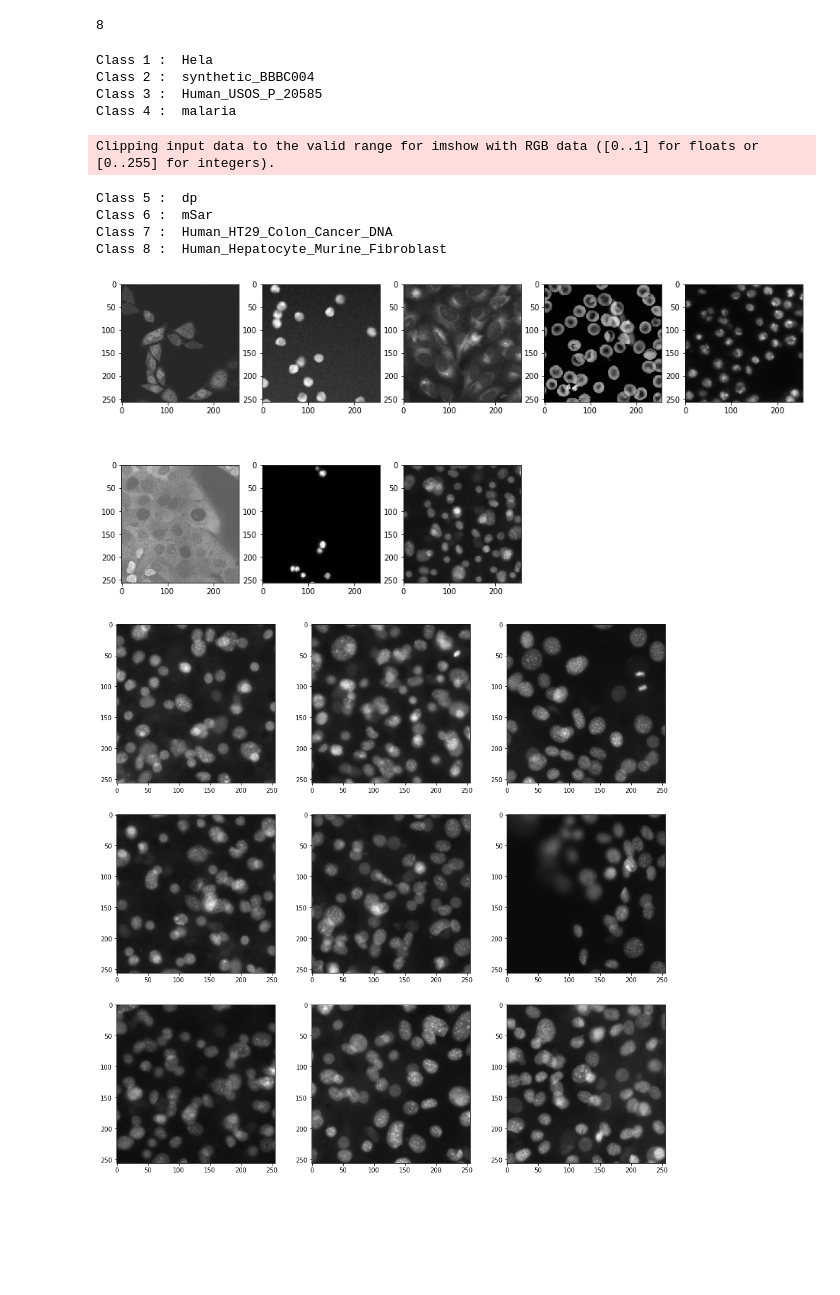
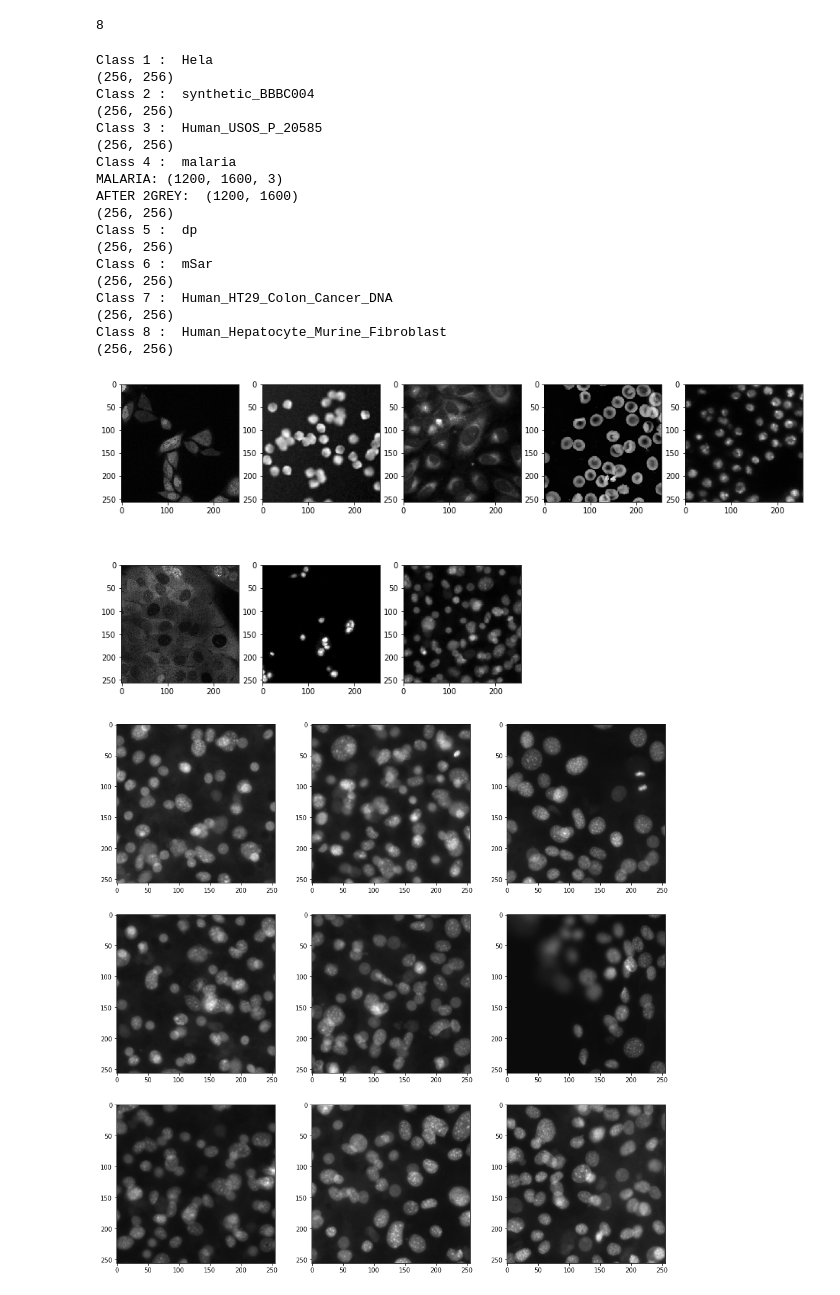
Before and after one commit to AlexanderSlivinskiy/FUNIT, a Jupyter notebook: Imshow.ipynb, the cells around one changed output. Cells and saved outputs as stored; diff of their text form; code cells hidden in the pictures; blank space fills up the shorter version.

Commit message:
added GrayScale-1-Output-Channel-Support

```diff
--- a/Imshow.ipynb
+++ b/Imshow.ipynb
@@ -14,7 +15,9 @@ def load_pic(path):
     pic = imread(path)
     class_name = get_class(path)
     if class_name == "malaria":
+        print("MALARIA:",pic.shape)
         pic = color.rgb2grey(pic)
+        print("AFTER 2GREY: ",pic.shape)
         pic = invert(pic)
     elif class_name == "Human_HT29_colon-cancer" or class_name == "dna":
         #pic = color.rgb2grey(pic)
@@ -33,9 +36,9 @@ def load_pic(path):
         pic = pic.astype('float')
 
 
-    if (len(pic.shape)==2):
-        pic = pic.reshape((pic.shape[0], pic.shape[1],1))
-        pic = np.repeat(pic, 3, axis=-1)
+    #if (len(pic.shape)==2):
+        #pic = pic.reshape((pic.shape[0], pic.shape[1],1))
+        #pic = np.repeat(pic, 3, axis=-1)
     if (pic.shape[0]==3):
         #print("**************3 IS BACK: ",pic.shape)
         pic = pic.transpose() #Not sure this is correct to get from (y,x,3) to (3,y,x)
@@ -82,29 +95,41 @@ print(len(pth_list))
 # %%
 fig=plt.figure(figsize=(16, 8))
 index = 35
 columns = 5
 rows = 2
 j = 0
 for i in range(1, columns*rows +1):
     if j>= len(pth_list):
         break
     print("Class", j+1,": ",classes[j])
     img = load_pic(pth_list[j][index])
+    #img = img.transpose()
+    #img = img[2]
+    print(img.shape)
     fig.add_subplot(rows, columns, i)
-    plt.imshow(img)
+    plt.imshow(img, cmap="gray")
     j+=1
 plt.show()
 # %% [output]
 Class 1 :  Hela
+(256, 256)
 Class 2 :  synthetic_BBBC004
+(256, 256)
 Class 3 :  Human_USOS_P_20585
+(256, 256)
 Class 4 :  malaria
+MALARIA: (1200, 1600, 3)
+AFTER 2GREY:  (1200, 1600)
+(256, 256)
+Class 5 :  dp
+(256, 256)
+Class 6 :  mSar
+(256, 256)
+Class 7 :  Human_HT29_Colon_Cancer_DNA
+(256, 256)
+Class 8 :  Human_Hepatocyte_Murine_Fibroblast
+(256, 256)
-Clipping input data to the valid range for imshow with RGB data ([0..1] for floats or [0..255] for integers).
-Class 5 :  dp
-Class 6 :  mSar
-Class 7 :  Human_HT29_Colon_Cancer_DNA
-Class 8 :  Human_Hepatocyte_Murine_Fibroblast
-[figure, old version]
+[figure, new version]
 # %%
 fig=plt.figure(figsize=(16, 16))
 index = 6
```
Also changed, not shown: parts of 3 cells of this notebook, 8 other files.
